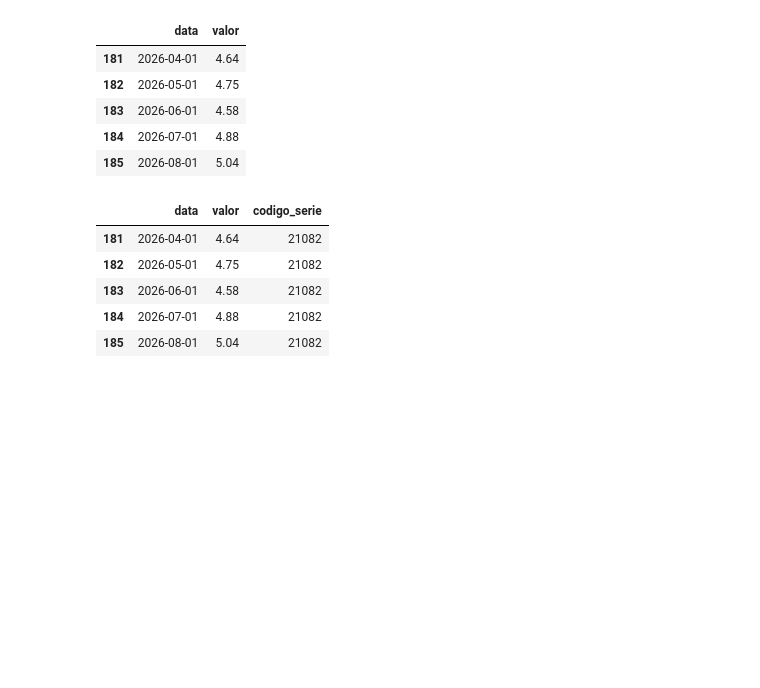
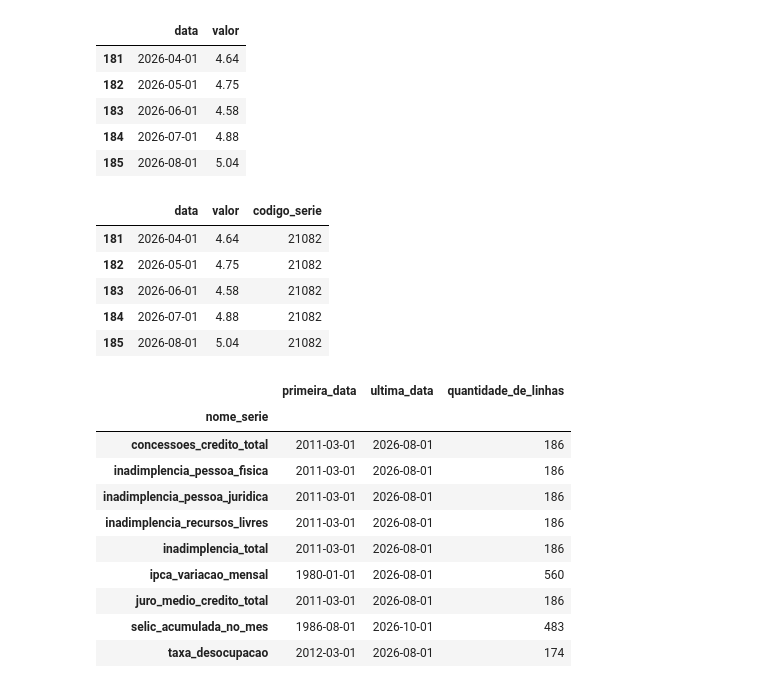
Before and after one commit to isadora-cmn/radar-credito-br, a Jupyter notebook: notebooks/01_explorar_serie_inadimplencia.ipynb, the cells around one changed output. Saved outputs shown, nothing was run; the diff lists cells and outputs as text; code cells hidden in the pictures; blank space fills up the shorter version.

```diff
--- a/notebooks/01_explorar_serie_inadimplencia.ipynb
+++ b/notebooks/01_explorar_serie_inadimplencia.ipynb
@@ -66,3 +66,25 @@ tabela_inadimplencia_total.tail()
 | 183 | 2026-06-01 | 4.58 | 21082 |
 | 184 | 2026-07-01 | 4.88 | 21082 |
 | 185 | 2026-08-01 | 5.04 | 21082 |
+# %%
+from pipeline.baixar_series_banco_central import baixar_todas_as_series_banco_central
+
+todas_as_series = baixar_todas_as_series_banco_central()
+
+todas_as_series.groupby("nome_serie").agg(
+    primeira_data=("data", "min"),
+    ultima_data=("data", "max"),
+    quantidade_de_linhas=("valor", "count"),
+)
+# %% [output]
+|  | primeira_data | ultima_data | quantidade_de_linhas |
+| nome_serie |  |  |  |
+| concessoes_credito_total | 2011-03-01 | 2026-08-01 | 186 |
+| inadimplencia_pessoa_fisica | 2011-03-01 | 2026-08-01 | 186 |
+| inadimplencia_pessoa_juridica | 2011-03-01 | 2026-08-01 | 186 |
+| inadimplencia_recursos_livres | 2011-03-01 | 2026-08-01 | 186 |
+| inadimplencia_total | 2011-03-01 | 2026-08-01 | 186 |
+| ipca_variacao_mensal | 1980-01-01 | 2026-08-01 | 560 |
+| juro_medio_credito_total | 2011-03-01 | 2026-08-01 | 186 |
+| selic_acumulada_no_mes | 1986-08-01 | 2026-10-01 | 483 |
+| taxa_desocupacao | 2012-03-01 | 2026-08-01 | 174 |
```
Also changed, not shown: 2 other files.
